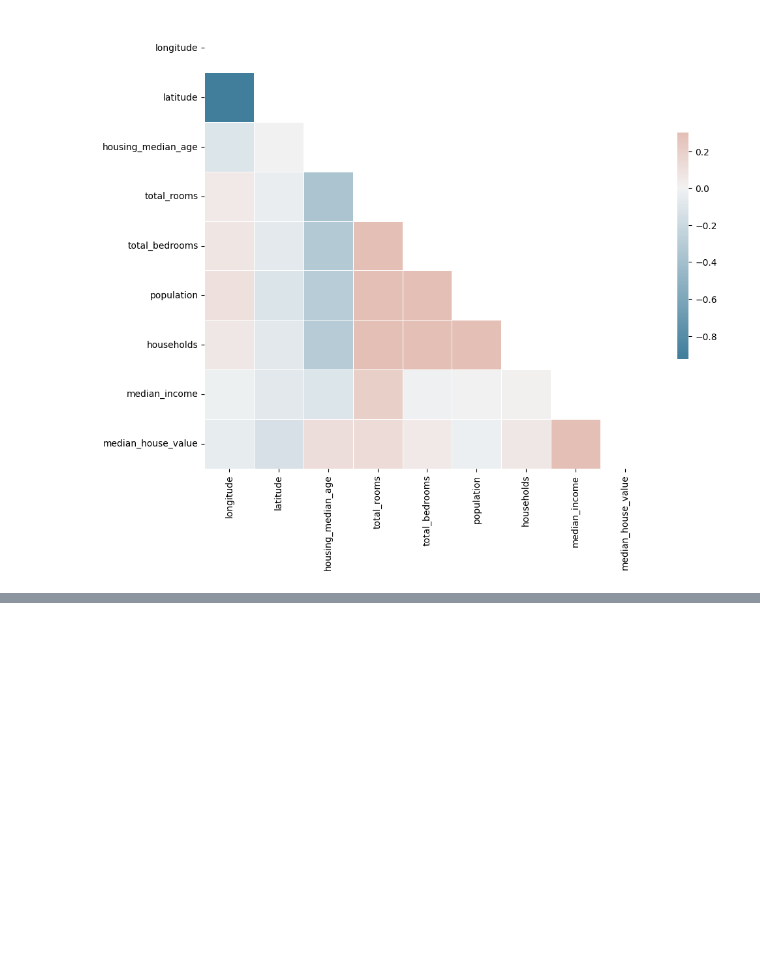
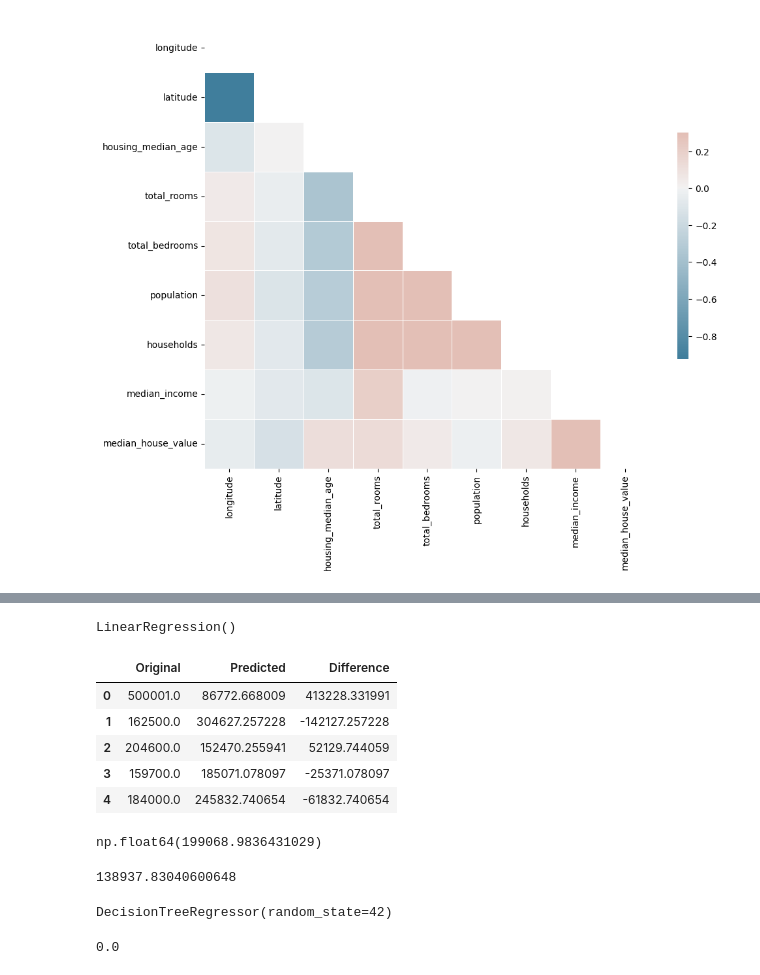
Before and after one commit to YuktheswarAlahari19/California-Market-Prediction, a Jupyter notebook: ProjectBook.ipynb, the cells around one changed output, grey strips where cells are left out. Saved outputs shown, nothing was run; the diff lists cells and outputs as text; code cells hidden in the pictures; blank space fills up the shorter version.

Commit message:
Model way overfitting

```diff
--- a/ProjectBook.ipynb
+++ b/ProjectBook.ipynb
@@ -217,0 +286,6 @@ sns.heatmap(corr_matrix, mask=mask,cmap=cmap,vmax=.3,center=0,square=True,linewi
+# %%
+def feature_engineering(data):
+    data["rooms_per_household"] = data["total_rooms"] / data["households"]
+    data["bedrooms_ratio"] = data["total_bedrooms"] / data["households"]
+    data["people_per_house"] = data["population"] / data["households"]
+    return data
@@ -217,0 +376,2 @@ sns.heatmap(corr_matrix, mask=mask,cmap=cmap,vmax=.3,center=0,square=True,linewi
+# %%
+train_data, train_labels ,features = transformed_pipline(strat_train_set)
@@ -217,0 +393,52 @@ sns.heatmap(corr_matrix, mask=mask,cmap=cmap,vmax=.3,center=0,square=True,linewi
+# %%
+test_data, test_labels ,features = transformed_pipline(strat_test_set)
+# %%
+from sklearn.linear_model import LinearRegression
+
+lin_reg = LinearRegression()
+lin_reg.fit(train_data, train_labels)
+# %% [output]
+LinearRegression()
+# %%
+original = test_labels[:5].values
+predicted_values = lin_reg.predict(train_data[:5])
+
+comparison_dataframe = pd.DataFrame({"Original": original, "Predicted": predicted_values})
+comparison_dataframe["Difference"] = comparison_dataframe["Original"] - comparison_dataframe["Predicted"]
+comparison_dataframe
+# %% [output]
+|  | Original | Predicted | Difference |
+| 0 | 500001.0 | 86772.668009 | 413228.331991 |
+| 1 | 162500.0 | 304627.257228 | -142127.257228 |
+| 2 | 204600.0 | 152470.255941 | 52129.744059 |
+| 3 | 159700.0 | 185071.078097 | -25371.078097 |
+| 4 | 184000.0 | 245832.740654 | -61832.740654 |
+# %%
+from sklearn.metrics import mean_squared_error
+
+lin_mse = mean_squared_error(original, predicted_values)
+lin_reg_rmse = np.sqrt(lin_mse)
+lin_reg_rmse
+# %% [output]
+np.float64(199068.9836431029)
+# %%
+from sklearn.metrics import mean_absolute_error
+
+lin_mae= mean_absolute_error(original, predicted_values)
+lin_mae
+# %% [output]
+138937.83040600648
+# %%
+from sklearn.tree import DecisionTreeRegressor
+
+tree_reg = DecisionTreeRegressor(random_state=42)
+tree_reg.fit(train_data ,train_labels)
+# %% [output]
+DecisionTreeRegressor(random_state=42)
+# %%
+train_predictions = tree_reg.predict(train_data)
+tree_mse = mean_squared_error(train_labels, train_predictions)
+tree_rmse = np.sqrt(tree_mse)
+tree_mse
+# %% [output]
+0.0
```
Also changed, not shown: parts of 17 cells of this notebook.
